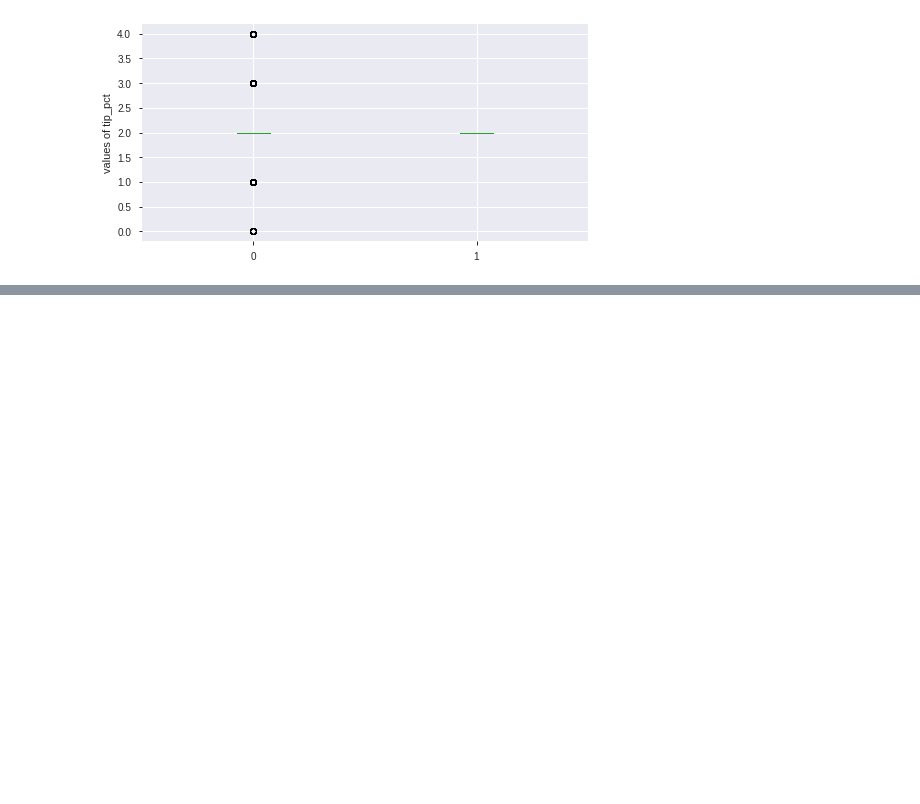
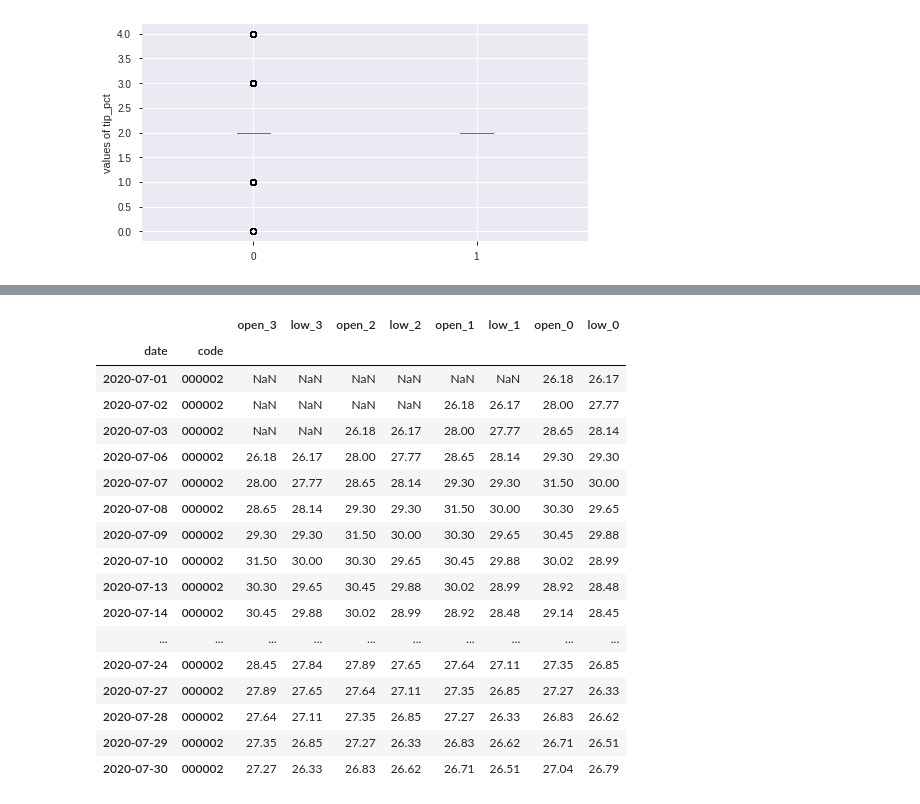
Before and after one commit to JLJLJ/QUANT, a Jupyter notebook: 30天涨跌选股.ipynb, the cells around one changed output, grey strips where cells are left out. Cells and saved outputs as stored; diff of their text form; code cells hidden in the pictures; blank space fills up the shorter version.

```diff
--- a/30天涨跌选股.ipynb
+++ b/30天涨跌选股.ipynb
@@ -340,0 +344,21 @@ Text(0, 0.5, 'values of tip_pct')
+# %%
+f
+# %% [output]
+|  |  | open_3 | low_3 | open_2 | low_2 | open_1 | low_1 | open_0 | low_0 |
+| date | code |  |  |  |  |  |  |  |  |
+| 2020-07-01 | 000002 | NaN | NaN | NaN | NaN | NaN | NaN | 26.18 | 26.17 |
+| 2020-07-02 | 000002 | NaN | NaN | NaN | NaN | 26.18 | 26.17 | 28.00 | 27.77 |
+| 2020-07-03 | 000002 | NaN | NaN | 26.18 | 26.17 | 28.00 | 27.77 | 28.65 | 28.14 |
+| 2020-07-06 | 000002 | 26.18 | 26.17 | 28.00 | 27.77 | 28.65 | 28.14 | 29.30 | 29.30 |
+| 2020-07-07 | 000002 | 28.00 | 27.77 | 28.65 | 28.14 | 29.30 | 29.30 | 31.50 | 30.00 |
+| 2020-07-08 | 000002 | 28.65 | 28.14 | 29.30 | 29.30 | 31.50 | 30.00 | 30.30 | 29.65 |
+| 2020-07-09 | 000002 | 29.30 | 29.30 | 31.50 | 30.00 | 30.30 | 29.65 | 30.45 | 29.88 |
+| 2020-07-10 | 000002 | 31.50 | 30.00 | 30.30 | 29.65 | 30.45 | 29.88 | 30.02 | 28.99 |
+| 2020-07-13 | 000002 | 30.30 | 29.65 | 30.45 | 29.88 | 30.02 | 28.99 | 28.92 | 28.48 |
+| 2020-07-14 | 000002 | 30.45 | 29.88 | 30.02 | 28.99 | 28.92 | 28.48 | 29.14 | 28.45 |
+| ... | ... | ... | ... | ... | ... | ... | ... | ... | ... |
+| 2020-07-24 | 000002 | 28.45 | 27.84 | 27.89 | 27.65 | 27.64 | 27.11 | 27.35 | 26.85 |
+| 2020-07-27 | 000002 | 27.89 | 27.65 | 27.64 | 27.11 | 27.35 | 26.85 | 27.27 | 26.33 |
+| 2020-07-28 | 000002 | 27.64 | 27.11 | 27.35 | 26.85 | 27.27 | 26.33 | 26.83 | 26.62 |
+| 2020-07-29 | 000002 | 27.35 | 26.85 | 27.27 | 26.33 | 26.83 | 26.62 | 26.71 | 26.51 |
+| 2020-07-30 | 000002 | 27.27 | 26.33 | 26.83 | 26.62 | 26.71 | 26.51 | 27.04 | 26.79 |
```
Also changed, not shown: parts of 8 cells of this notebook, 3 other files.
